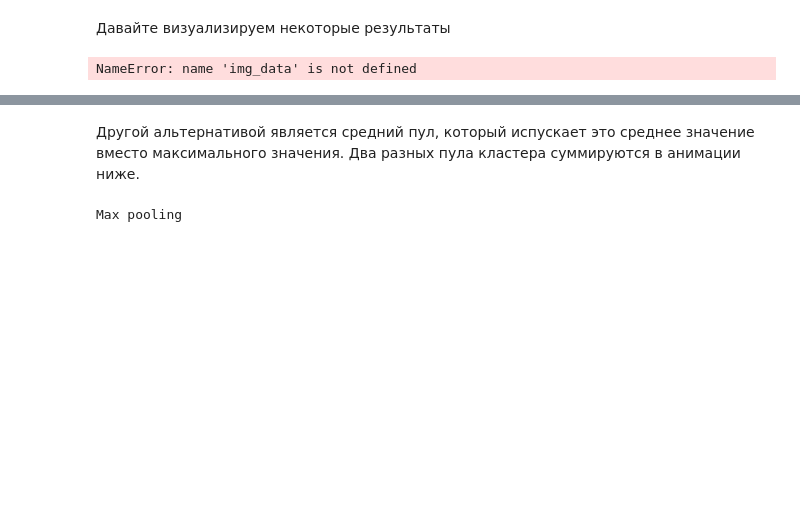
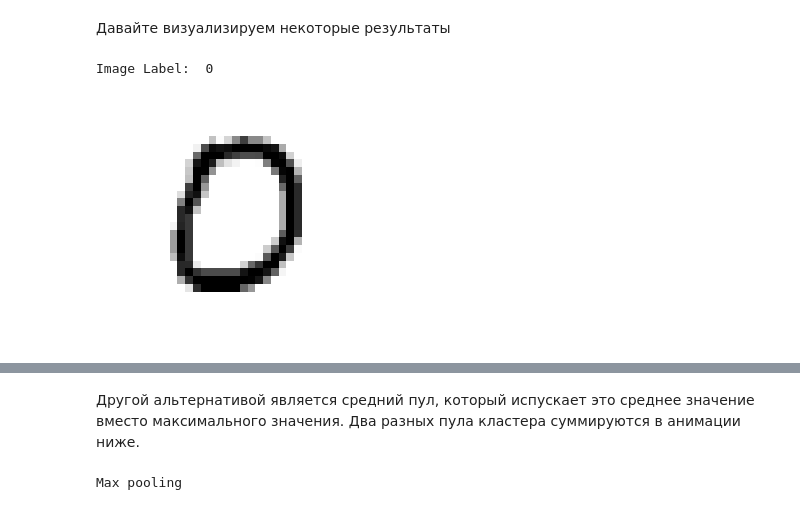
Before and after one commit to World-Speak/CNTK_RU, a Jupyter notebook: CNTK_103D_MNIST_ConvolutionalNeuralNetwork_Ru.ipynb, the cells around one changed output, grey strips where cells are left out. Saved outputs shown, nothing was run; the diff lists cells and outputs as text; code cells hidden in the pictures; blank space fills up the shorter version.

```diff
--- a/CNTK_103D_MNIST_ConvolutionalNeuralNetwork_Ru.ipynb
+++ b/CNTK_103D_MNIST_ConvolutionalNeuralNetwork_Ru.ipynb
@@ -416,14 +429,15 @@ NameError: name 'gtlabel' is not defined
 Давайте визуализируем некоторые результаты
 # %%
 # Печать случайного изображения
-sample_number = 5
+sample_number = 10
 plt.imshow(img_data[sample_number].reshape(28,28), cmap="gray_r")
 plt.axis('off')
 
 img_gt, img_pred = gtlabel[sample_number], pred[sample_number]
 print("Image Label: ", img_pred)
 # %% [output]
-NameError: name 'img_data' is not defined
+Image Label:  0
+[figure, added]
 # %% [markdown]
 ## Слой объединения
 
```
Also changed, not shown: parts of 14 cells of this notebook.
